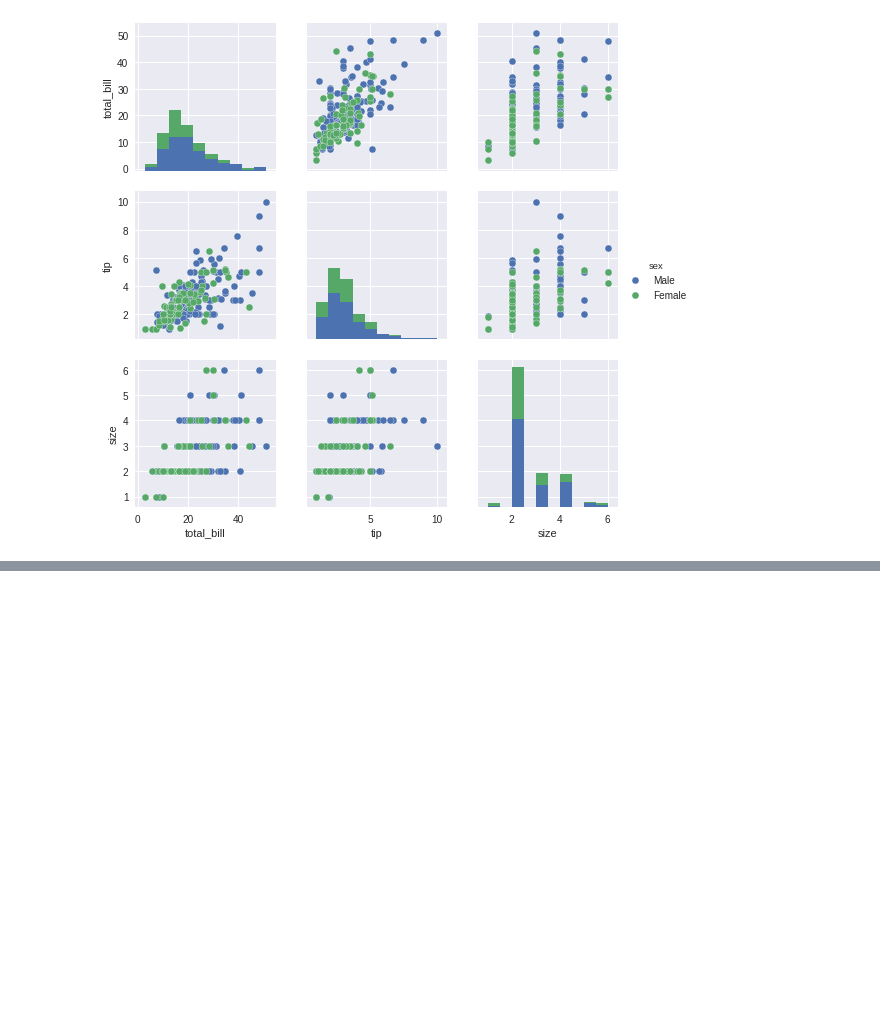
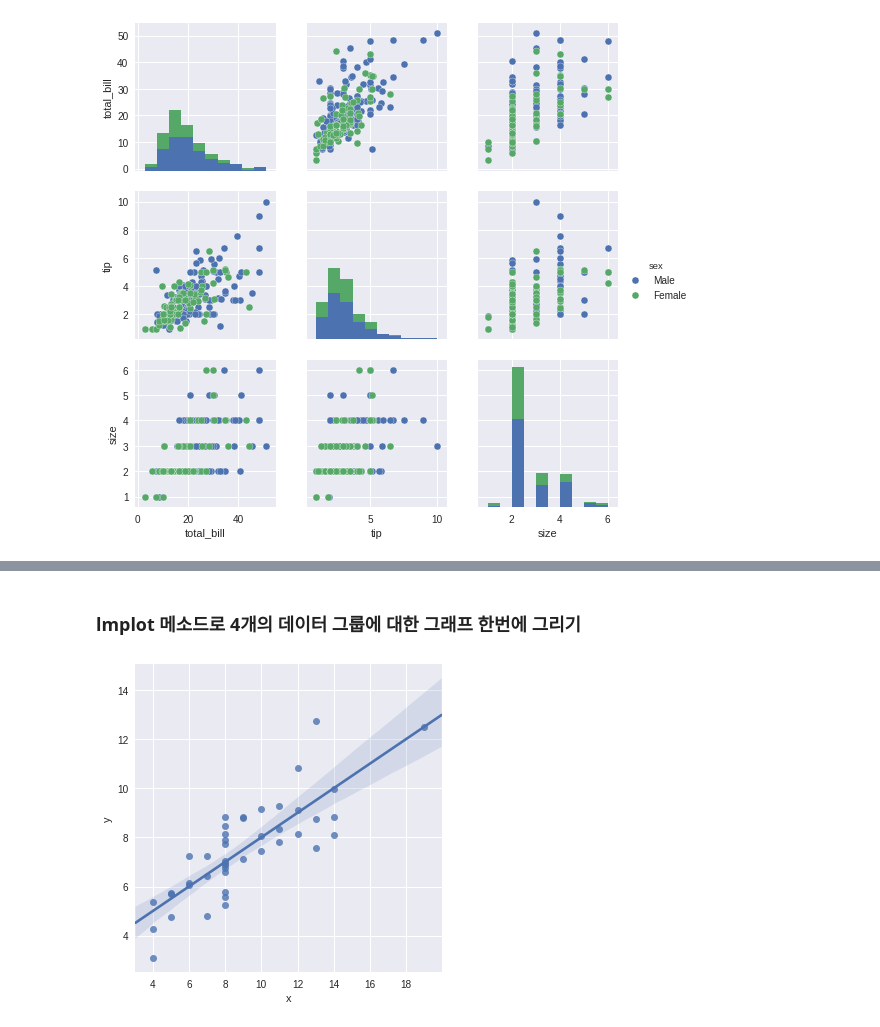
Before and after one commit to eat-toast/doit_pandas-master, a Jupyter notebook: Day4.ipynb, the cells around one changed output, grey strips where cells are left out. Saved outputs shown, nothing was run; the diff lists cells and outputs as text; code cells hidden in the pictures; blank space fills up the shorter version.

```diff
--- a/Day4.ipynb
+++ b/Day4.ipynb
@@ -314,0 +322,8 @@ fig = sns.pairplot(tips, hue = 'sex')
+# %% [markdown]
+### lmplot 메소드로 4개의 데이터 그룹에 대한 그래프 한번에 그리기
+# %%
+# 4개의 그룹에 대한 데이터가 한번에 그름으로 표기 되었다.
+# 어떻게 하면 분리 할 수 있을까?
+anscombe_plot = sns.lmplot(x='x', y='y', data = anscombe, fit_reg = True)
+# %% [output]
+[figure, added]
```
Also changed, not shown: parts of 16 cells of this notebook.
